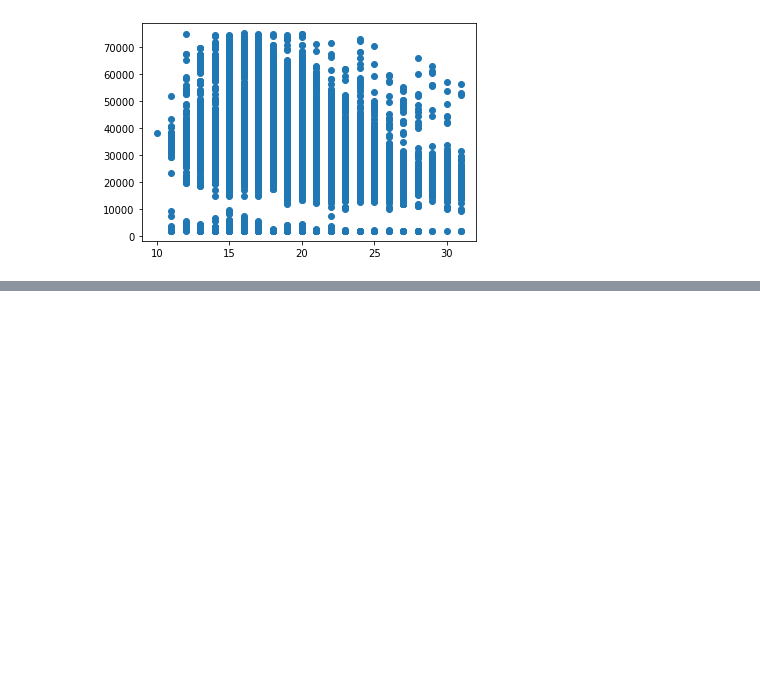
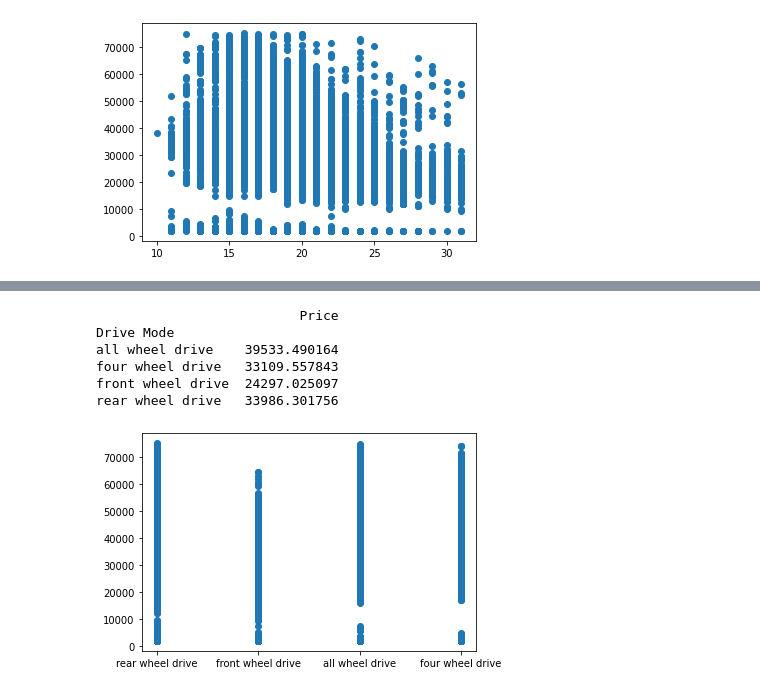
Before and after one commit to KondapiPraveen/Machine-Learning-Project, a Jupyter notebook: MLProject.ipynb, the cells around one changed output, grey strips where cells are left out. Cells and saved outputs as stored; diff of their text form; code cells hidden in the pictures; blank space fills up the shorter version.

```diff
--- a/MLProject.ipynb
+++ b/MLProject.ipynb
@@ -309,0 +343,11 @@ plt.scatter(data2["MPG-C"],data2["Price"])
+# %%
+plt.scatter(data2["Drive Mode"],data2["Price"])
+print(data2[["Drive Mode","Price"]].groupby("Drive Mode").mean())
+# %% [output]
+                          Price
+Drive Mode
+all wheel drive    39533.490164
+four wheel drive   33109.557843
+front wheel drive  24297.025097
+rear wheel drive   33986.301756
+[figure, added]
```
Also changed, not shown: parts of 22 cells of this notebook.
